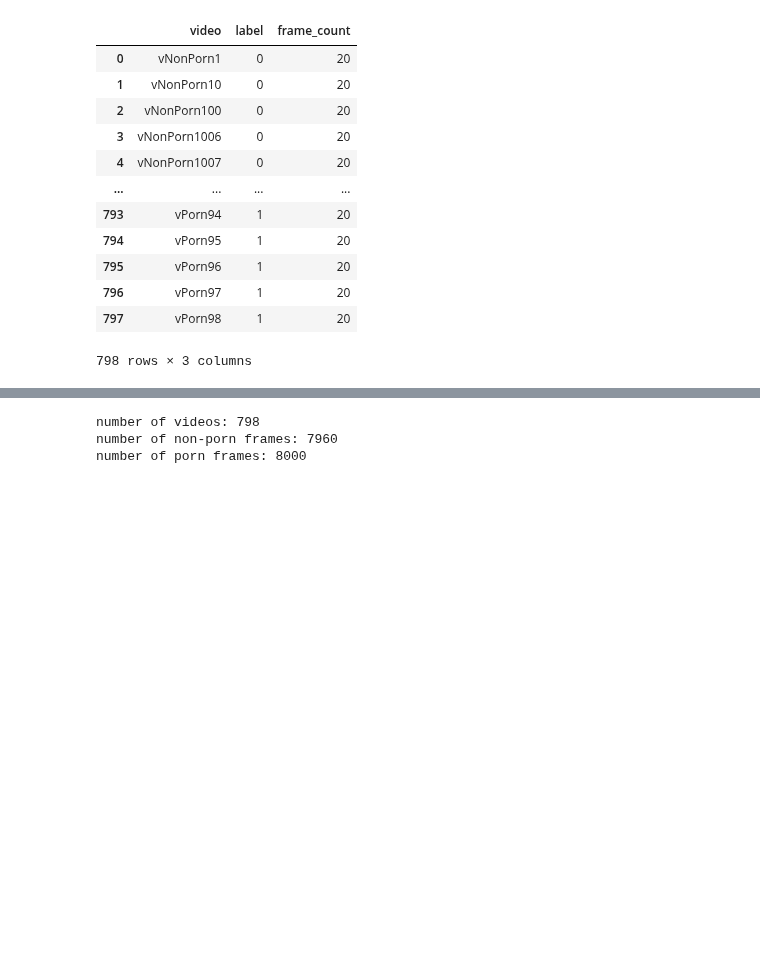
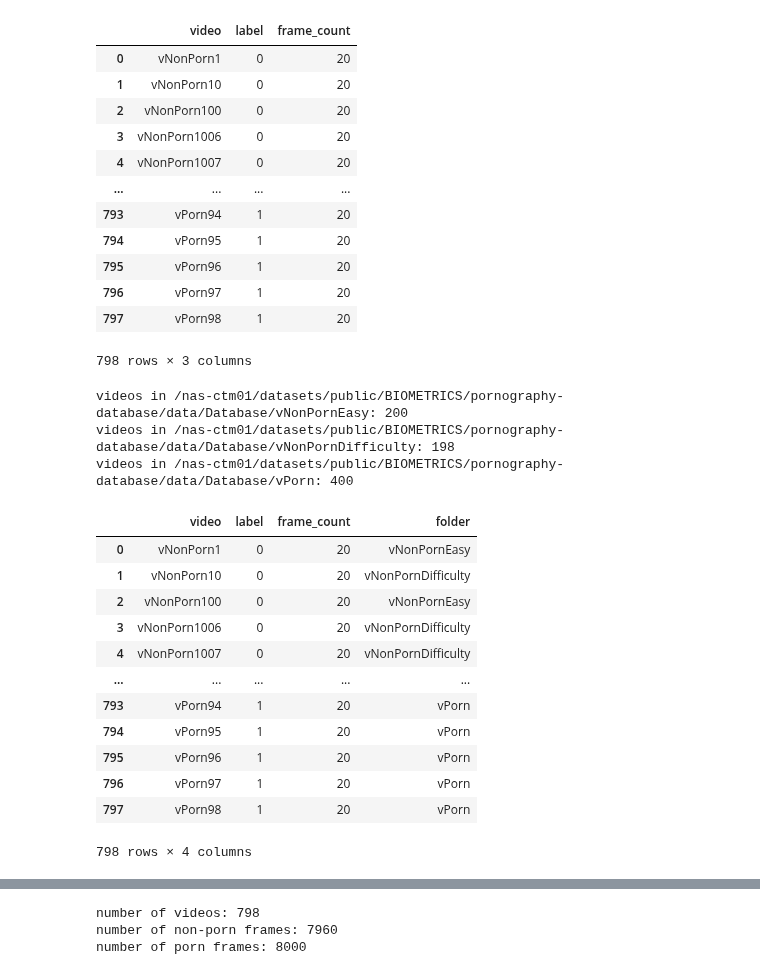
Before and after one commit to margaridav27/end-to-end-framework-pornography-detection, a Jupyter notebook: src/notebooks/sanity_check.ipynb, the cells around one changed output, grey strips where cells are left out. Saved outputs shown, nothing was run; the diff lists cells and outputs as text; code cells hidden in the pictures; blank space fills up the shorter version.

```diff
--- a/src/notebooks/sanity_check.ipynb
+++ b/src/notebooks/sanity_check.ipynb
@@ -66,12 +66,40 @@ df_800_even_20_videos
 798 rows × 3 columns
 # %%
 for path in paths:
+    videos_in_path = 0
     for v in os.listdir(path):
         if v.startswith("."):
             continue
+
+        videos_in_path += 1
         v_name = os.path.splitext(v)[0]
+
         if len(df_800_even_20_videos[df_800_even_20_videos["video"] == v_name]) == 0:
             print(f"{v_name} not in dataset (it belongs to {path})")
+        else:
+            df_800_even_20_videos.loc[df_800_even_20_videos["video"] == v_name, "folder"] = os.path.basename(path)
+
+    print(f"videos in {path}: {videos_in_path}")
+# %% [output]
+videos in /nas-ctm01/datasets/public/BIOMETRICS/pornography-database/data/Database/vNonPornEasy: 200
+videos in /nas-ctm01/datasets/public/BIOMETRICS/pornography-database/data/Database/vNonPornDifficulty: 198
+videos in /nas-ctm01/datasets/public/BIOMETRICS/pornography-database/data/Database/vPorn: 400
+# %%
+df_800_even_20_videos
+# %% [output]
+|  | video | label | frame_count | folder |
+| 0 | vNonPorn1 | 0 | 20 | vNonPornEasy |
+| 1 | vNonPorn10 | 0 | 20 | vNonPornDifficulty |
+| 2 | vNonPorn100 | 0 | 20 | vNonPornEasy |
+| 3 | vNonPorn1006 | 0 | 20 | vNonPornDifficulty |
+| 4 | vNonPorn1007 | 0 | 20 | vNonPornDifficulty |
+| ... | ... | ... | ... | ... |
+| 793 | vPorn94 | 1 | 20 | vPorn |
+| 794 | vPorn95 | 1 | 20 | vPorn |
+| 795 | vPorn96 | 1 | 20 | vPorn |
+| 796 | vPorn97 | 1 | 20 | vPorn |
+| 797 | vPorn98 | 1 | 20 | vPorn |
+798 rows × 4 columns
 # %%
 # videos from which it was not possible to extract 20 frames
 df_800_even_20_videos[df_800_even_20_videos["frame_count"] < 20]
```
Also changed, not shown: parts of 3 cells of this notebook, 1 other file.
